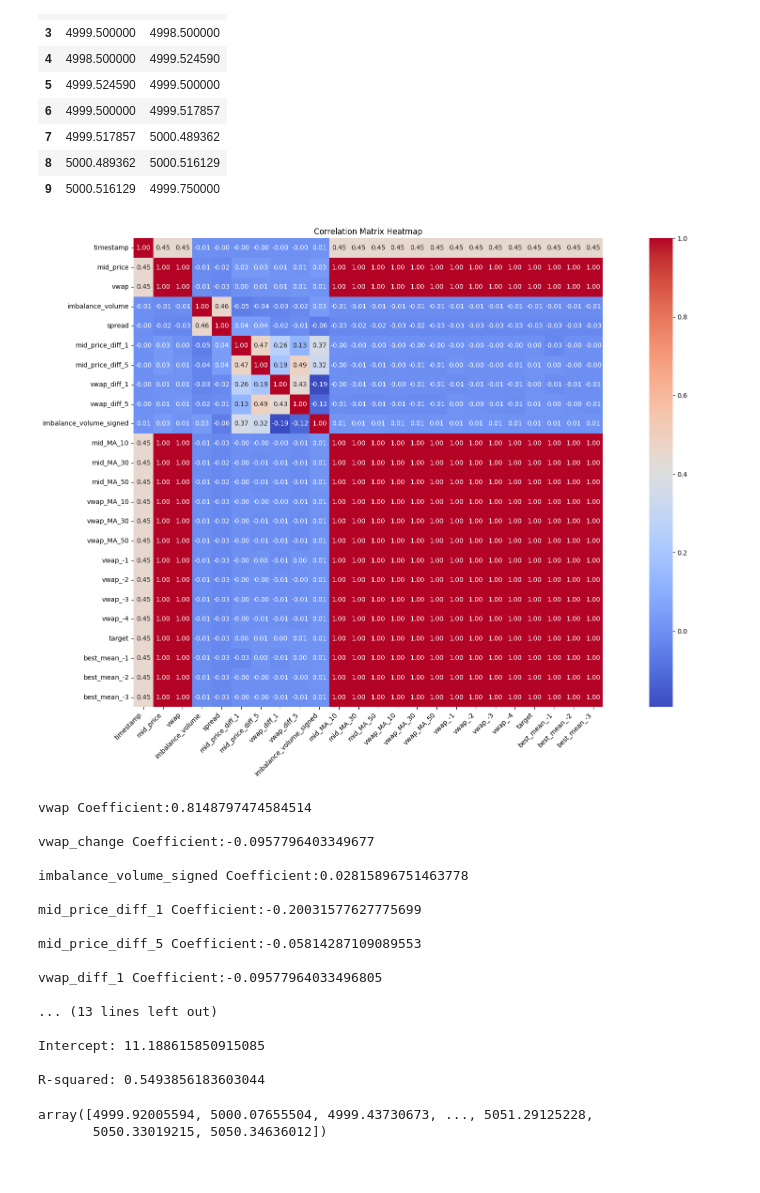
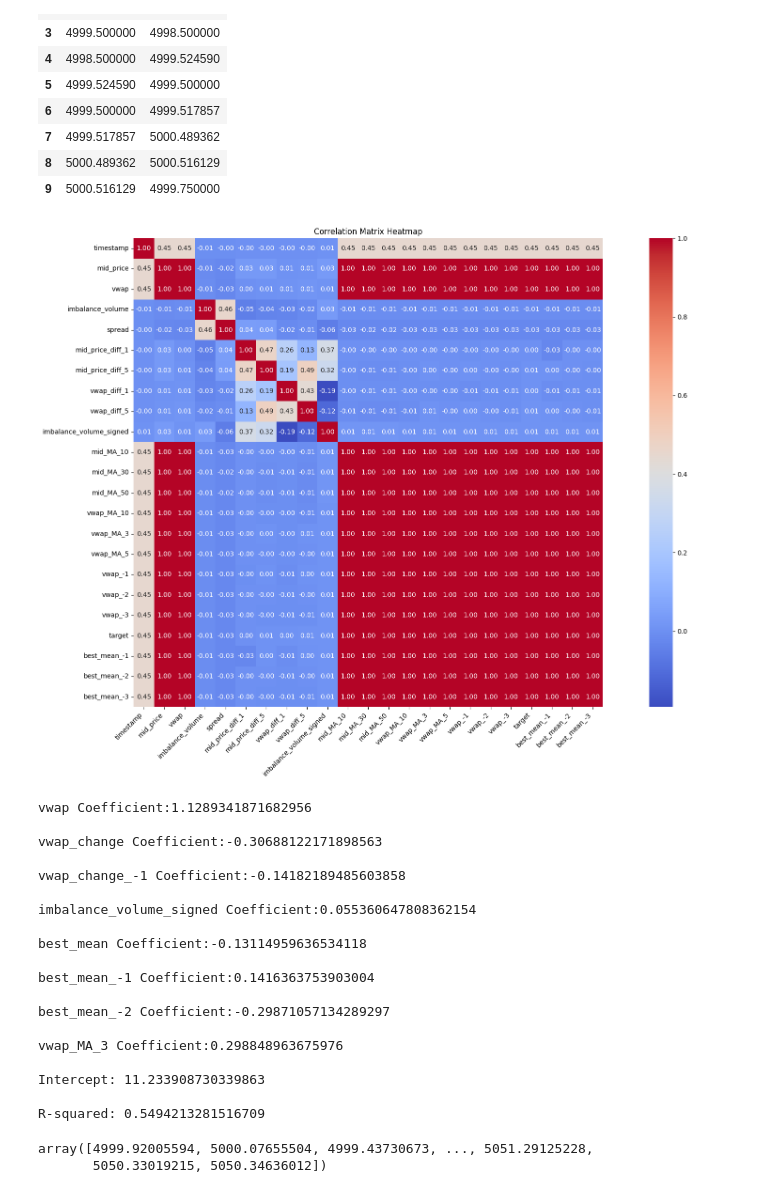
Before and after one commit to WiJoWill/IMC2024Will, a Jupyter notebook: data_analysis.ipynb, the cells around one changed output. Saved outputs shown, nothing was run; the diff lists cells and outputs as text; code cells hidden in the pictures.

```diff
--- a/data_analysis.ipynb
+++ b/data_analysis.ipynb
@@ -273,6 +284,7 @@ plt.show()
 [figure]
 # %%
 df_starfruit['vwap_change'] = df_starfruit['vwap'].diff().fillna(0)
+df_starfruit['vwap_change_-1'] = df_starfruit['vwap'].shift(1)
 df_starfruit['target'] = df_starfruit['vwap'].shift(-1)
 df_starfruit['vwap_-1'] = df_starfruit['vwap'].shift(1)
 df_starfruit['vwap_-2'] = df_starfruit['vwap'].shift(2)
@@ -298,29 +310,28 @@ df_starfruit[['vwap', 'target']].head(10)
 # %%
 corr_columns = ['timestamp', 'mid_price', 'vwap', 'imbalance_volume', 'spread', 'mid_price_diff_1',
                  'mid_price_diff_5', 'vwap_diff_1', 'vwap_diff_5', 'imbalance_volume_signed', 'mid_MA_10',
                  'mid_MA_30', 'mid_MA_50', 'vwap_MA_10', 'vwap_MA_3', 'vwap_MA_5', 'vwap_-1', 'vwap_-2',
-                 'vwap_-3', 'vwap_-4', 'target', 'best_mean_-1', 'best_mean_-2', 'best_mean_-3']
+                 'vwap_-3', 'target', 'best_mean_-1', 'best_mean_-2', 'best_mean_-3']
 correlation_matrix = df_starfruit[corr_columns].corr()
 plt.figure(figsize=(20, 12))
 sns.heatmap(correlation_matrix, annot=True, fmt=".2f", cmap='coolwarm', cbar=True, square=True)
 
 # Adding title and labels
 plt.title('Correlation Matrix Heatmap')
 plt.xticks(rotation=45, ha='right')  # Rotate x-axis labels for better readability
 plt.yticks(rotation=0)  # Ensure y-axis labels are horizontal for readability
 
 # Show the plot
 plt.tight_layout()  # Adjust layout
 plt.show()
 # %% [output]
-[figure, old version]
+[figure, new version]
 # %%
 from sklearn.linear_model import LinearRegression
 from sklearn.metrics import r2_score
 # %%
-X_columns= ['vwap', 'vwap_change', 'imbalance_volume_signed','mid_price_diff_1',
-                 'mid_price_diff_5', 'vwap_diff_1', 'vwap_diff_5', 'imbalance_volume_signed', 'mid_MA_10',
-                 'vwap_MA_10','best_mean', 'best_mean_-1', 'best_mean_-2', 'vwap_MA_10', 'vwap_MA_3', 'vwap_MA_5']
+X_columns= ['vwap', 'vwap_change', 'vwap_change_-1','imbalance_volume_signed',
+                 'best_mean', 'best_mean_-1', 'best_mean_-2', 'vwap_MA_3']
 X = df_starfruit[X_columns].fillna(0)
 y = df_starfruit['target'].fillna(0)
 
@@ -338,23 +349,25 @@ predicted_y = model.predict(X)
 r_squared = r2_score(y, predicted_y)
 print("\nR-squared:", r_squared)
 # %% [output]
-vwap Coefficient:0.8148797474584514
+vwap Coefficient:1.1289341871682956
 
-vwap_change Coefficient:-0.0957796403349677
+vwap_change Coefficient:-0.30688122171898563
 
-imbalance_volume_signed Coefficient:0.02815896751463778
+vwap_change_-1 Coefficient:-0.14182189485603858
 
-mid_price_diff_1 Coefficient:-0.20031577627775699
+imbalance_volume_signed Coefficient:0.055360647808362154
 
-mid_price_diff_5 Coefficient:-0.05814287109089553
+best_mean Coefficient:-0.13114959636534118
 
-vwap_diff_1 Coefficient:-0.09577964033496805
+best_mean_-1 Coefficient:0.1416363753903004
 
-... (13 lines left out)
+best_mean_-2 Coefficient:-0.29871057134289297
 
-Intercept: 11.188615850915085
+vwap_MA_3 Coefficient:0.298848963675976
 
-R-squared: 0.5493856183603044
+Intercept: 11.233908730339863
+
+R-squared: 0.5494213281516709
 # %%
 predicted_y
 # %% [output]
```
Also changed, not shown: parts of 1 cell of this notebook, 8 other files.
